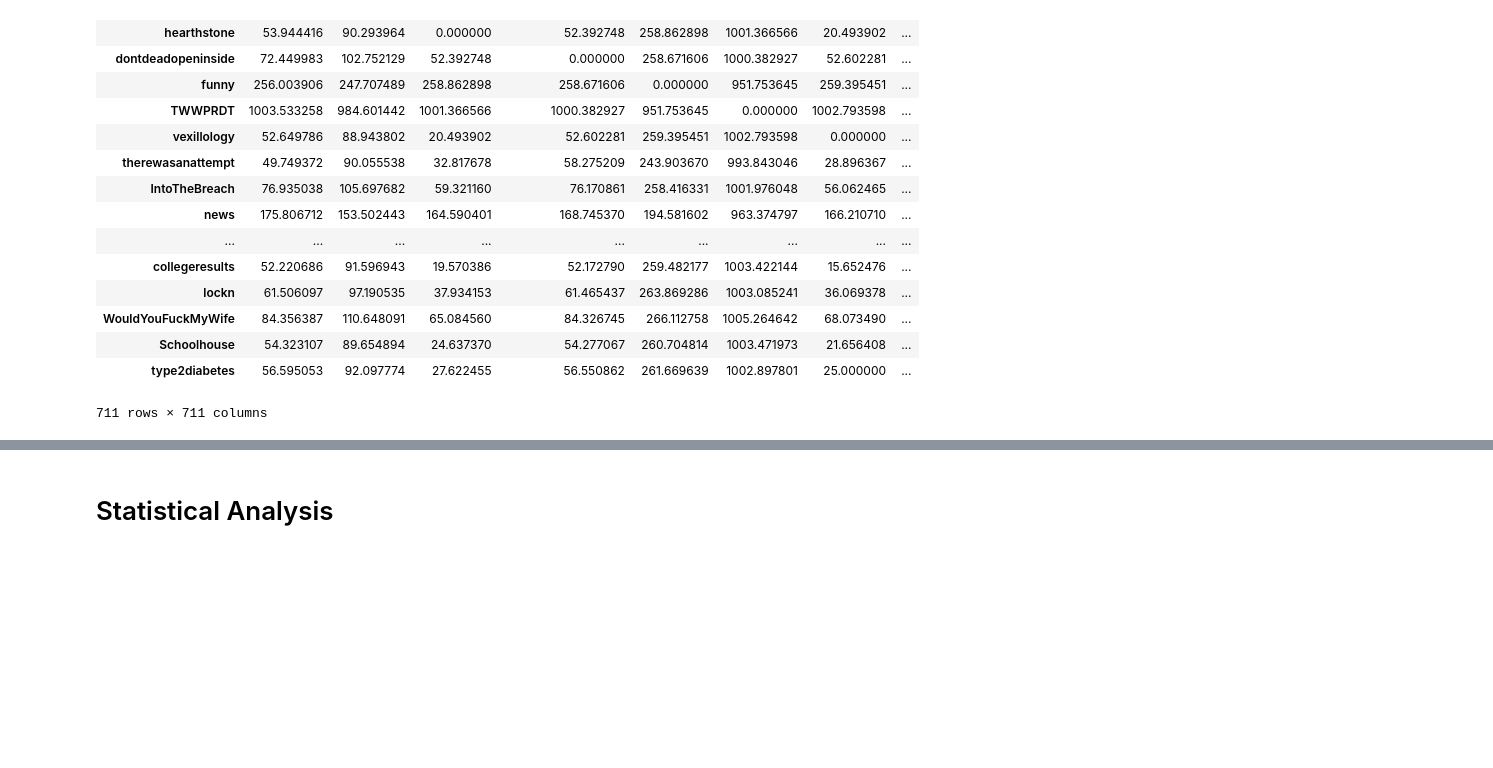
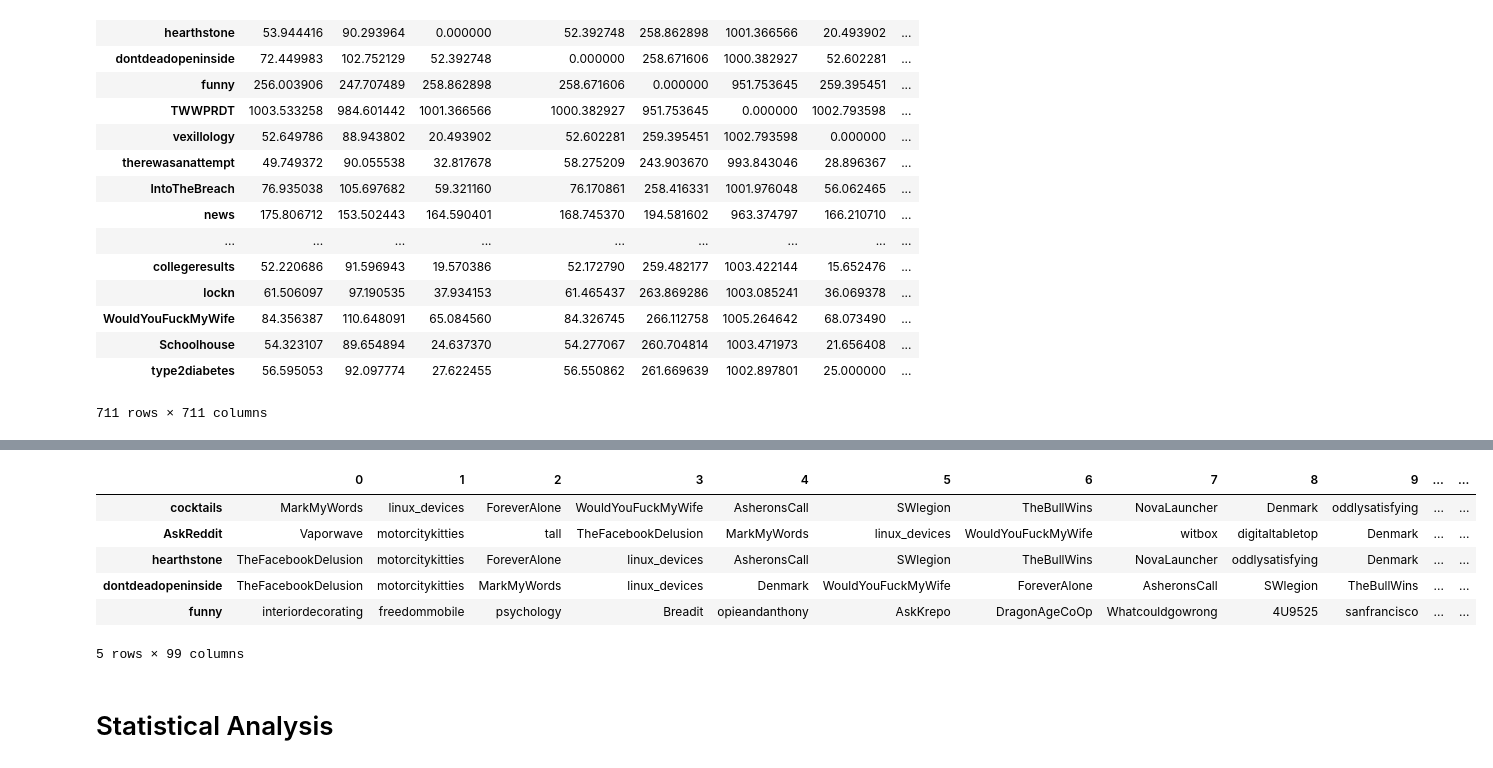
Before and after one commit to minivesper/RedditClustering, a Jupyter notebook: RedditData.ipynb, the cells around one changed output, grey strips where cells are left out. Saved outputs shown, nothing was run; the diff lists cells and outputs as text; code cells hidden in the pictures; blank space fills up the shorter version.

```diff
--- a/RedditData.ipynb
+++ b/RedditData.ipynb
@@ -508,0 +426,9 @@ plt.show()
+# %%
+sub_mins = pd.DataFrame()
+sub_maxs = pd.DataFrame()
+for index,row in distframe.iterrows():
+    sub_mins[index] = list(distframe.columns[row.argsort()][0:100])
+    sub_maxs[index] = list(distframe.columns[row.argsort()][-99:])
+
+sub_mins=sub_mins.transpose()
+sub_maxs=sub_maxs.transpose()
@@ -509,3 +456,13 @@ plt.show()
+# %%
+sub_maxs.head()
+# %% [output]
+|  | 0 | 1 | 2 | 3 | 4 | 5 | 6 | 7 | 8 | 9 | ... | ... |
+| cocktails | MarkMyWords | linux_devices | ForeverAlone | WouldYouFuckMyWife | AsheronsCall | SWlegion | TheBullWins | NovaLauncher | Denmark | oddlysatisfying | ... | ... |
+| AskReddit | Vaporwave | motorcitykitties | tall | TheFacebookDelusion | MarkMyWords | linux_devices | WouldYouFuckMyWife | witbox | digitaltabletop | Denmark | ... | ... |
+| hearthstone | TheFacebookDelusion | motorcitykitties | ForeverAlone | linux_devices | AsheronsCall | SWlegion | TheBullWins | NovaLauncher | oddlysatisfying | Denmark | ... | ... |
+| dontdeadopeninside | TheFacebookDelusion | motorcitykitties | MarkMyWords | linux_devices | Denmark | WouldYouFuckMyWife | ForeverAlone | AsheronsCall | SWlegion | TheBullWins | ... | ... |
+| funny | interiordecorating | freedommobile | psychology | Breadit | opieandanthony | AskKrepo | DragonAgeCoOp | Whatcouldgowrong | 4U9525 | sanfrancisco | ... | ... |
+5 rows × 99 columns
 # %% [markdown]
 # Statistical Analysis
 # %% [markdown]
```
Also changed, not shown: parts of 15 cells of this notebook.
